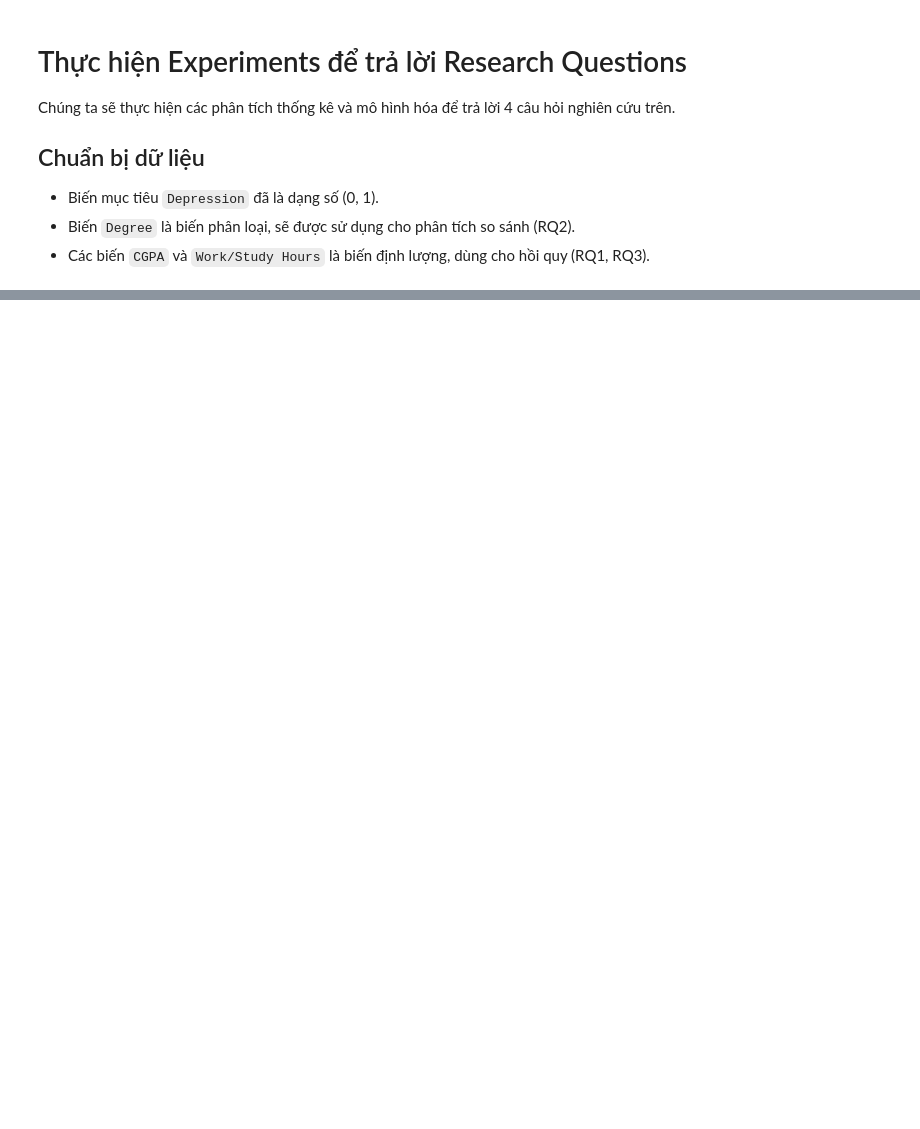
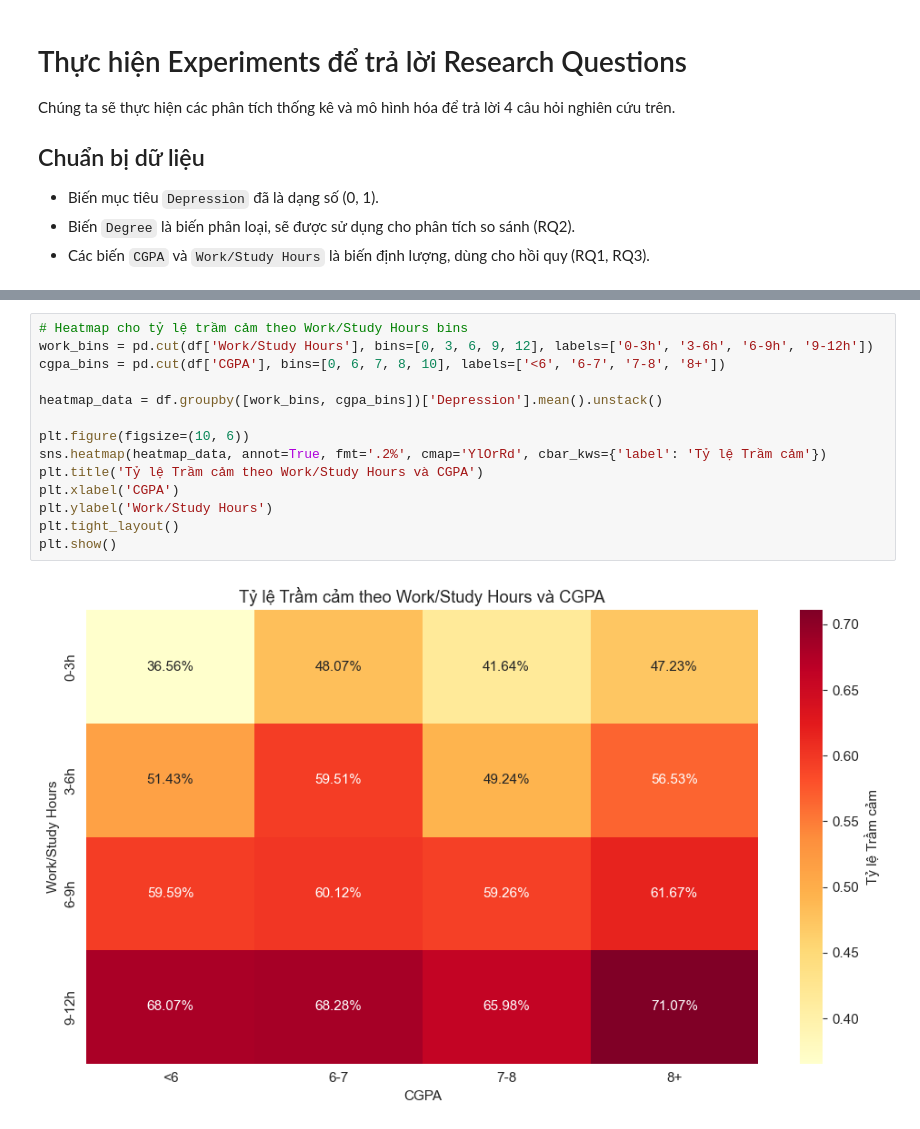
Before and after one commit to p1neapplechoco/StudentDepression, a Jupyter notebook: notebooks/hong.ipynb, the cells around one changed output, grey strips where cells are left out. Saved outputs shown, nothing was run; the diff lists cells and outputs as text; blank space fills up the shorter version.

```diff
--- a/notebooks/hong.ipynb
+++ b/notebooks/hong.ipynb
@@ -279,3 +262,19 @@ Work/Study Hours     0.1158      0.003     34.316      0.000       0.109       0
+# %%
+# Heatmap cho tỷ lệ trầm cảm theo Work/Study Hours bins
+work_bins = pd.cut(df['Work/Study Hours'], bins=[0, 3, 6, 9, 12], labels=['0-3h', '3-6h', '6-9h', '9-12h'])
+cgpa_bins = pd.cut(df['CGPA'], bins=[0, 6, 7, 8, 10], labels=['<6', '6-7', '7-8', '8+'])
+
+heatmap_data = df.groupby([work_bins, cgpa_bins])['Depression'].mean().unstack()
+
+plt.figure(figsize=(10, 6))
+sns.heatmap(heatmap_data, annot=True, fmt='.2%', cmap='YlOrRd', cbar_kws={'label': 'Tỷ lệ Trầm cảm'})
+plt.title('Tỷ lệ Trầm cảm theo Work/Study Hours và CGPA')
+plt.xlabel('CGPA')
+plt.ylabel('Work/Study Hours')
+plt.tight_layout()
+plt.show()
+# %% [output]
+[figure, added]
 # %%
 ## RQ2: Sự khác biệt theo Bằng cấp (Degree)
 
```
Also changed, not shown: parts of 10 cells of this notebook, 14 other files.
